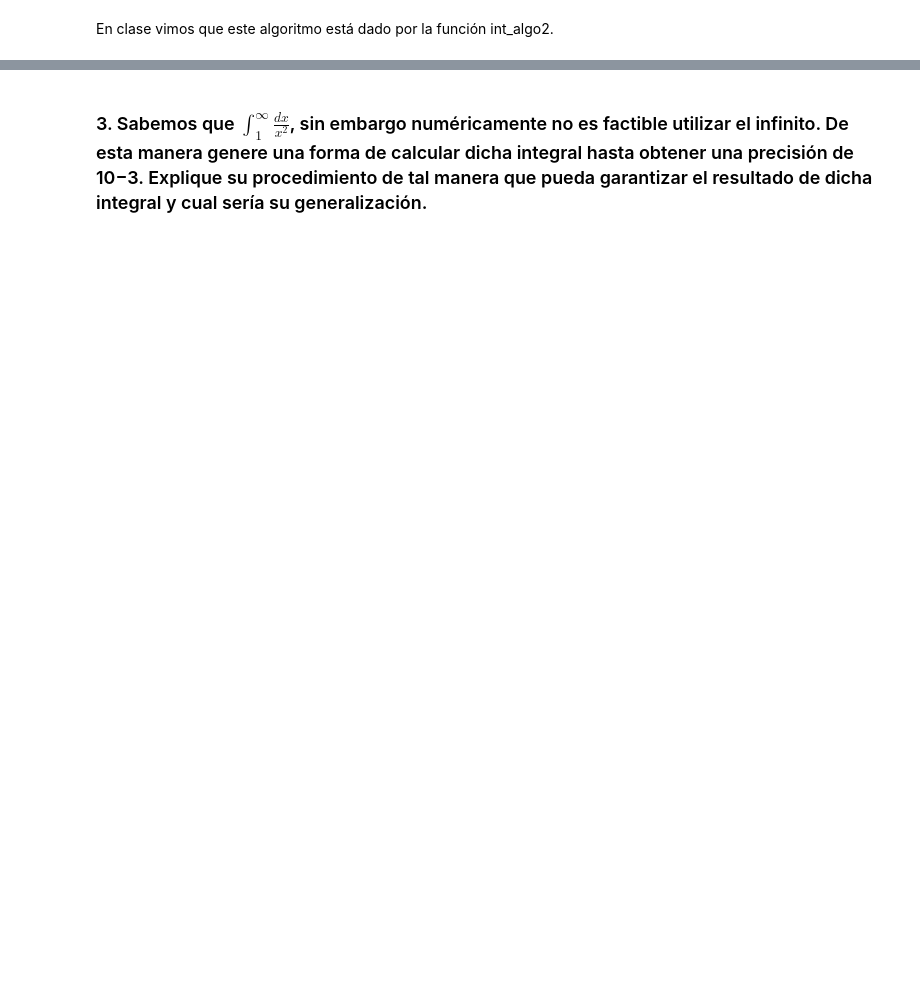
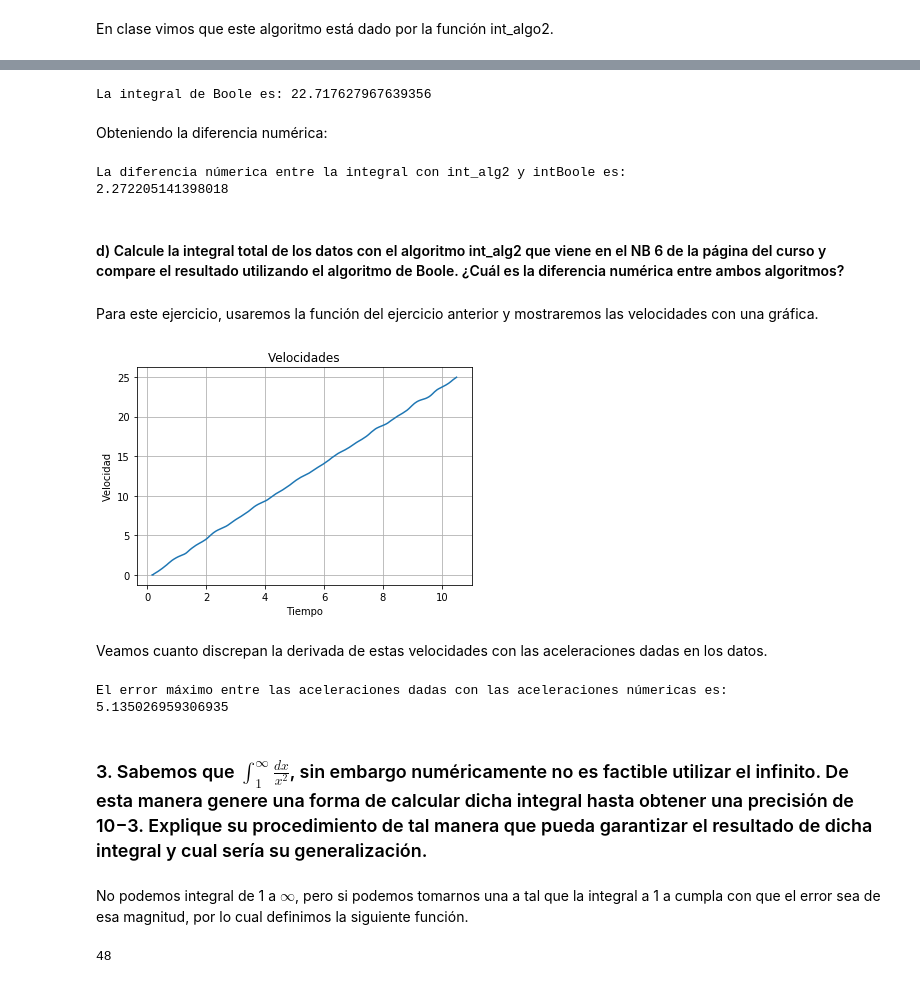
Before and after one commit to marthaaquino/Fisica-computacional, a Jupyter notebook: Examen 1.ipynb, the cells around one changed output, grey strips where cells are left out. Cells and saved outputs as stored; diff of their text form; code cells hidden in the pictures; blank space fills up the shorter version.

```diff
--- a/Examen 1.ipynb
+++ b/Examen 1.ipynb
@@ -344,3 +331,38 @@ print('{:^20}{:^20}'.format(r't_i','v_i'))
+# %%
+#Obtenemos el valor de la integral:
+print('La integral de Boole es:',intBoole(ai,ti))
+# %% [output]
+La integral de Boole es: 22.717627967639356
+# %% [markdown]
+Obteniendo la diferencia numérica:
+# %%
+print("La diferencia númerica entre la integral con int_alg2 y intBoole es:")
+print(abs(intBoole(ai,ti)-int_alg2(ti,ai)))
+# %% [output]
+La diferencia númerica entre la integral con int_alg2 y intBoole es:
+2.272205141398018
+# %% [markdown]
+#### d) Calcule la integral total de los datos con el algoritmo int_alg2 que viene en el NB 6 de la página del curso y compare el resultado utilizando el algoritmo de Boole. ¿Cuál es la diferencia numérica entre ambos algoritmos?
+# %% [markdown]
+Para este ejercicio, usaremos la función del ejercicio anterior y mostraremos las velocidades con una gráfica.
+# %%
+#Graficamos las velocidades
+plot(datos[:,0],fun1(datos[:,0],datos[:,1]))
+title(r"Velocidades"),xlabel("Tiempo"),ylabel('Velocidad')
+grid()
+show()
+# %% [output]
+[figure, added]
+# %% [markdown]
+Veamos cuanto discrepan la derivada de estas velocidades con las aceleraciones dadas en los datos.
+# %%
+print('El error máximo entre las aceleraciones dadas con las aceleraciones númericas es:')
+print(max(abs(deriv_h5(fun1(datos[:,0],datos[:,1]),datos[:,0])-datos[:,1])))
+# %% [output]
+El error máximo entre las aceleraciones dadas con las aceleraciones númericas es:
+5.135026959306935
 # %% [markdown]
 ### 3. Sabemos que $\int_{1}^{\infty}{\frac{dx}{x^{2}}}$, sin embargo numéricamente no es factible utilizar el infinito. De esta manera genere una forma de calcular dicha integral hasta obtener una precisión de 10−3. Explique su procedimiento de tal manera que pueda garantizar el resultado de dicha integral y cual sería su generalización.
+# %% [markdown]
+No podemos integral de 1 a $\infty$, pero si podemos tomarnos una a tal que la integral a 1 a cumpla con que el error sea de esa magnitud, por lo cual definimos la siguiente función.
 # %%
@@ -422,3 +409,5 @@ def convergencia (f,n,error):
 # %%
-print(convergencia(x**(-2),1000,0.011))
+print(convergencia(100,0.001))
+# %% [output]
+48
 # %%
```
Also changed, not shown: parts of 34 cells of this notebook.
